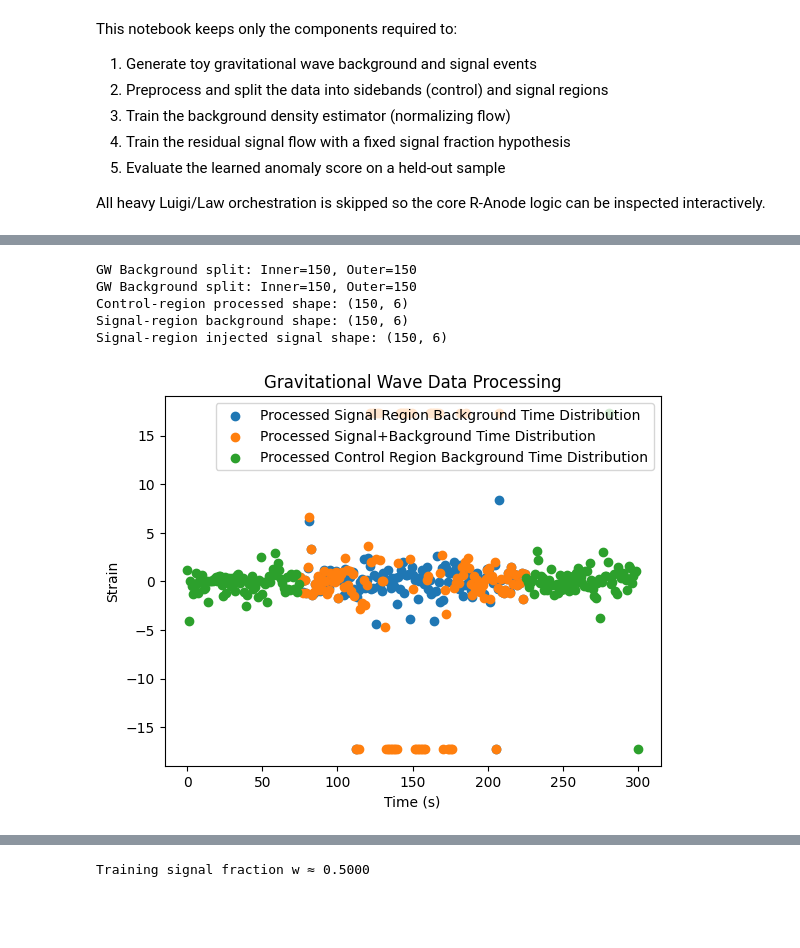
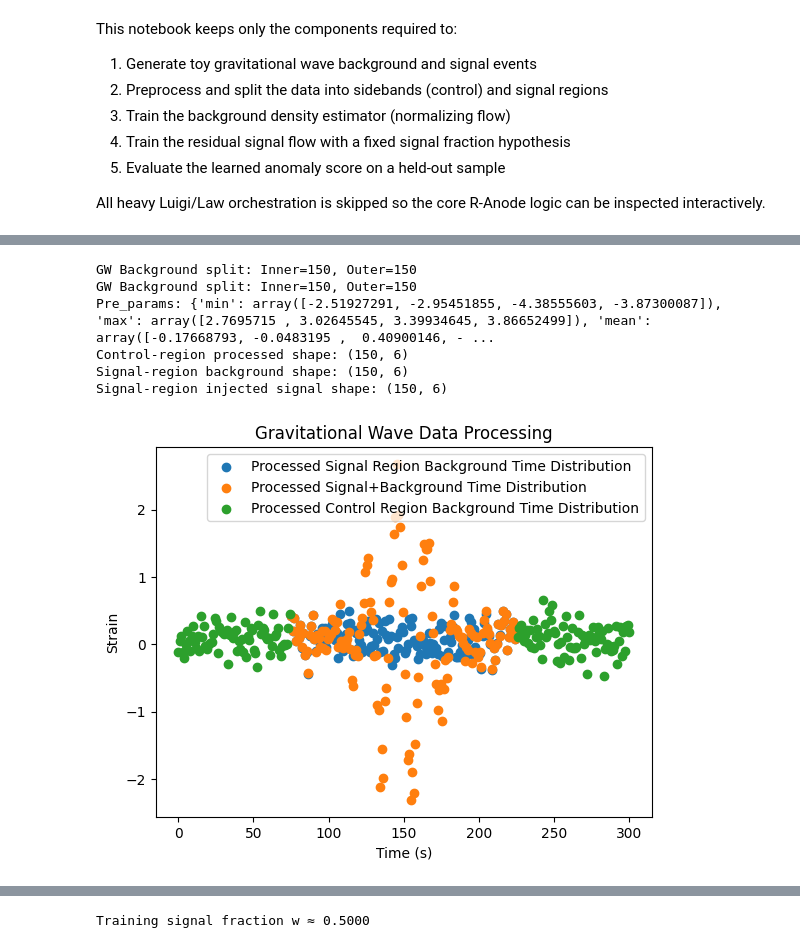
Before and after one commit to KrishWu/GBI, a Jupyter notebook: notebooks/gw_ranode_demo.ipynb, the cells around one changed output, grey strips where cells are left out. Cells and saved outputs as stored; diff of their text form; code cells hidden in the pictures; blank space fills up the shorter version.

```diff
--- a/notebooks/gw_ranode_demo.ipynb
+++ b/notebooks/gw_ranode_demo.ipynb
@@ -57,32 +60,30 @@ raw_bkg = process_gw_backgrounds()
 raw_sig = process_gw_signals(amplitude=SIGNAL_AMPLITUDE)
 
 def combine_signal_with_background(background: np.ndarray, signal: np.ndarray, scale: float = 1.0) -> np.ndarray:
-    if background.shape[0] != signal.shape[0]:
-        raise ValueError("Signal and background must have the same number of time samples")
+    if background.shape != signal.shape:
+        raise ValueError("Signal and background must share identical shape")
     combined = background.copy()
     if not np.allclose(background[:, 0], signal[:, 0], atol=1e-8):
         raise ValueError("Time grids for signal and background do not align")
-    combined[:, 1:5] += scale * signal[:, 1:5]
+    combined[:, 1] = background[:, 1] + scale * signal[:, 1]
+    combined[:, 2] = background[:, 2] + scale * signal[:, 2]
+    combined[:, 3] = combined[:, 1] + combined[:, 2]
+    combined[:, 4] = combined[:, 1] - combined[:, 2]
     combined[:, -1] = 1.0
     return combined
 
 combined_signal_raw = combine_signal_with_background(raw_bkg, raw_sig)
-assert np.allclose(combined_signal_raw[:, 1:5] - raw_bkg[:, 1:5], raw_sig[:, 1:5]), "Signal combination mismatch"
+assert np.allclose(combined_signal_raw[:, 0], raw_bkg[:, 0])
+assert np.allclose(combined_signal_raw[:, 1] - raw_bkg[:, 1], raw_sig[:, 1])
+assert np.allclose(combined_signal_raw[:, 2] - raw_bkg[:, 2], raw_sig[:, 2])
+assert np.allclose(combined_signal_raw[:, 3], combined_signal_raw[:, 1] + combined_signal_raw[:, 2])
+assert np.allclose(combined_signal_raw[:, 4], combined_signal_raw[:, 1] - combined_signal_raw[:, 2])
 print("Verified: signal is added sample-wise to the background")
 
 print(f"Background shape: {raw_bkg.shape}")
 print(f"Signal template shape: {raw_sig.shape}")
 print(f"Signal+background combined shape: {combined_signal_raw.shape}")
 print("Columns: [time, H, L, H+L, H-L, label]")
-
-plt.plot(raw_bkg[:, 0], raw_bkg[:, 1], label='Background H')
-plt.plot(raw_sig[:, 0], raw_sig[:, 1], label='Signal H')
-plt.plot(combined_signal_raw[:, 0], combined_signal_raw[:, 1], label='Combined H')
-plt.xlabel('Time (s)')
-plt.ylabel('Strain')
-plt.legend()
-plt.title('Gravitational Wave Signal Injection')
-plt.show()
 # %% [output]
 Verified: signal is added sample-wise to the background
 Background shape: (300, 6)
@@ -94,9 +94,16 @@ Columns: [time, H, L, H+L, H-L, label]
 # --- split background into signal/control regions and fit preprocessing ---
 SR_bkg_raw, CR_bkg_raw = gw_background_split(raw_bkg, resample_seed=42)
 # I am instead basing the preprocessing params on the signal region. IMPORTANT NOTE for KRISH
-pre_params = preprocess_params_fit(CR_bkg_raw)
+# pre_params = preprocess_params_fit(CR_bkg_raw)
 SR_sig_raw, CR_sig_raw = gw_background_split(combined_signal_raw, resample_seed=42)
-# pre_params = preprocess_params_fit(SR_sig_raw)
+pre_params = preprocess_params_fit(SR_sig_raw)
+feature_min = pre_params["min"]
+feature_max = pre_params["max"]
+feature_range = feature_max - feature_min
+buffer = np.maximum(feature_range * 0.1, 1e-3)
+pre_params["min"] = feature_min - buffer
+pre_params["max"] = feature_max + buffer
+print("Pre_params:", pre_params)
 
 def transform_with_params(data, params, clip_eps=1e-6):
     feature_min = params["min"]
@@ -119,31 +126,32 @@ def transform_with_params(data, params, clip_eps=1e-6):
 CR_processed, CR_aligned_raw = transform_with_params(CR_bkg_raw, pre_params)
 SR_bkg_processed, SR_bkg_aligned_raw = transform_with_params(SR_bkg_raw, pre_params)
 SR_sig_processed, SR_sig_aligned_raw = transform_with_params(SR_sig_raw, pre_params)
 
 print(f"Control-region processed shape: {CR_processed.shape}")
 print(f"Signal-region background shape: {SR_bkg_processed.shape}")
 print(f"Signal-region injected signal shape: {SR_sig_processed.shape}")
 
 # Build background mass/time PDF for later mixing
 hist_counts, hist_bins = np.histogram(SR_bkg_aligned_raw[:, 0], bins=40, density=True)
 mass_density = rv_histogram((hist_counts, hist_bins))
 
 plt.clf()
 # plt.scatter(SR_bkg_raw[:, 0], SR_bkg_raw[:, 1], label='Signal Region Background Time Distribution')
 # plt.scatter(CR_bkg_raw[:, 0], CR_bkg_raw[:, 1], label='Control Region Background Time Distribution')
 plt.scatter(SR_bkg_processed[:, 0], SR_bkg_processed[:, 1], label='Processed Signal Region Background Time Distribution')
 plt.scatter(SR_sig_processed[:, 0], SR_sig_processed[:, 1], label='Processed Signal+Background Time Distribution')
 # plt.scatter(CR_sig_raw[:, 0], CR_sig_raw[:, 1], label='Signal Region Raw Signal+Background Time Distribution')
 plt.scatter(CR_processed[:, 0], CR_processed[:, 1], label='Processed Control Region Background Time Distribution')
 plt.xlabel('Time (s)')
 plt.ylabel('Strain')
 plt.legend()
 plt.title('Gravitational Wave Data Processing')
 plt.show()
 # %% [output]
 GW Background split: Inner=150, Outer=150
 GW Background split: Inner=150, Outer=150
+Pre_params: {'min': array([-2.51927291, -2.95451855, -4.38555603, -3.87300087]), 'max': array([2.7695715 , 3.02645545, 3.39934645, 3.86652499]), 'mean': array([-0.17668793, -0.0483195 ,  0.40900146, - ...
 Control-region processed shape: (150, 6)
 Signal-region background shape: (150, 6)
 Signal-region injected signal shape: (150, 6)
-[figure, old version]
+[figure, new version]
```
Also changed, not shown: parts of 8 cells of this notebook, 3 other files.
